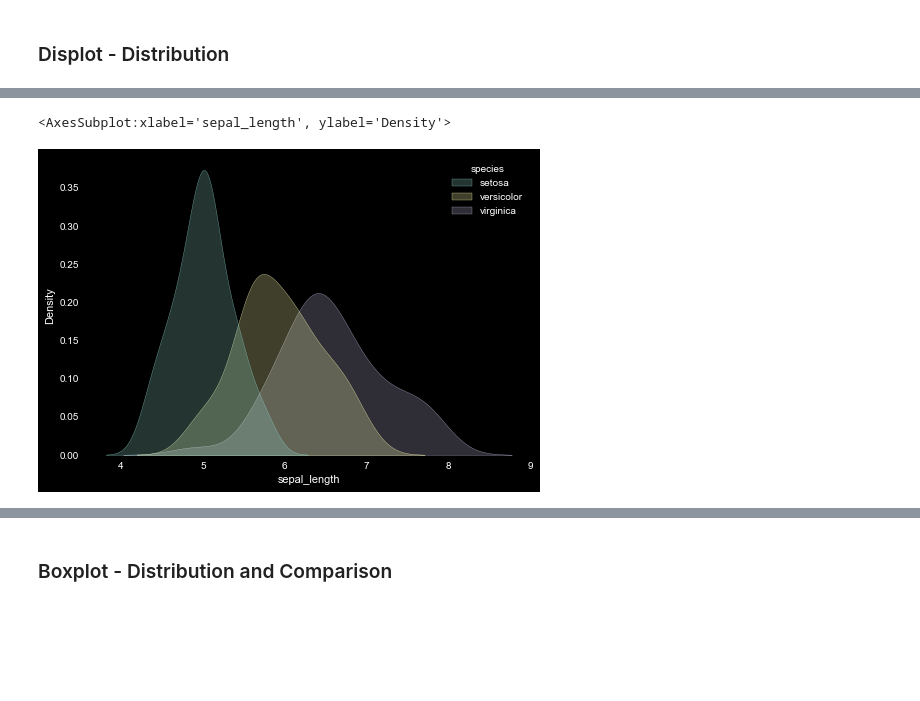
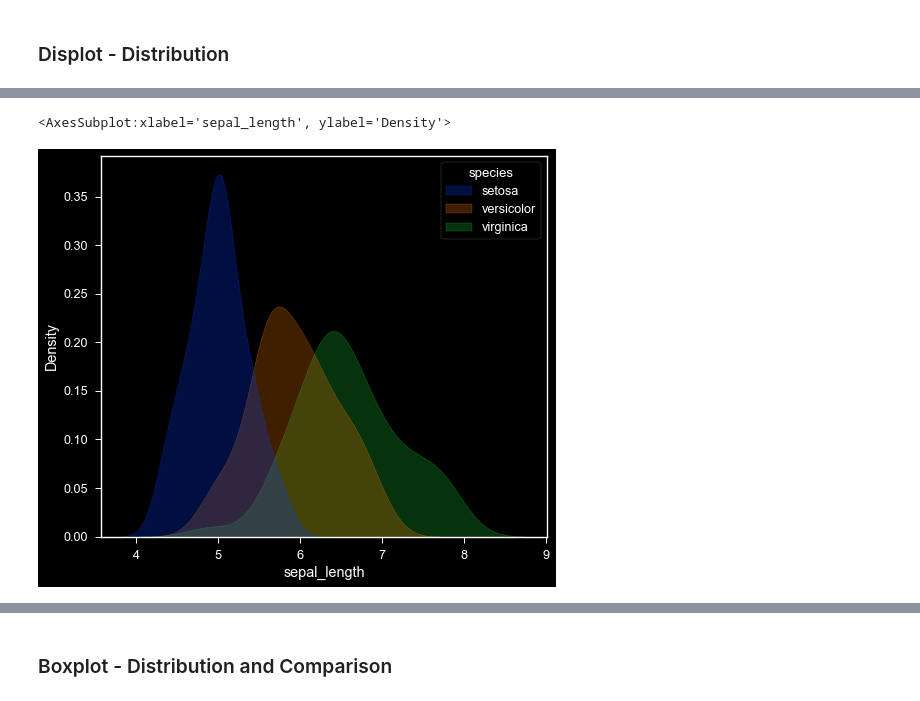
Before and after one commit to algonacci/IndonesiaAI_MachineLearning, a Jupyter notebook: Pertemuan-2/Pertemuan-2.ipynb, the cells around one changed output, grey strips where cells are left out. Cells and saved outputs as stored; diff of their text form; code cells hidden in the pictures; blank space fills up the shorter version.

```diff
--- a/Pertemuan-2/Pertemuan-2.ipynb
+++ b/Pertemuan-2/Pertemuan-2.ipynb
@@ -152,8 +156,8 @@ plt.show()
 # %%
-sns.kdeplot(x=df['sepal_length'], hue=df['species'], shade=True)
+sns.kdeplot(x=df['sepal_length'], hue=df['species'], shade=True, palette='bright')
 # %% [output]
 <AxesSubplot:xlabel='sepal_length', ylabel='Density'>
-[figure, old version]
+[figure, new version]
 # %%
 sns.displot(x=df['sepal_length'], kde=True, bins=20)
 plt.show()
```
Also changed, not shown: parts of 16 cells of this notebook.
